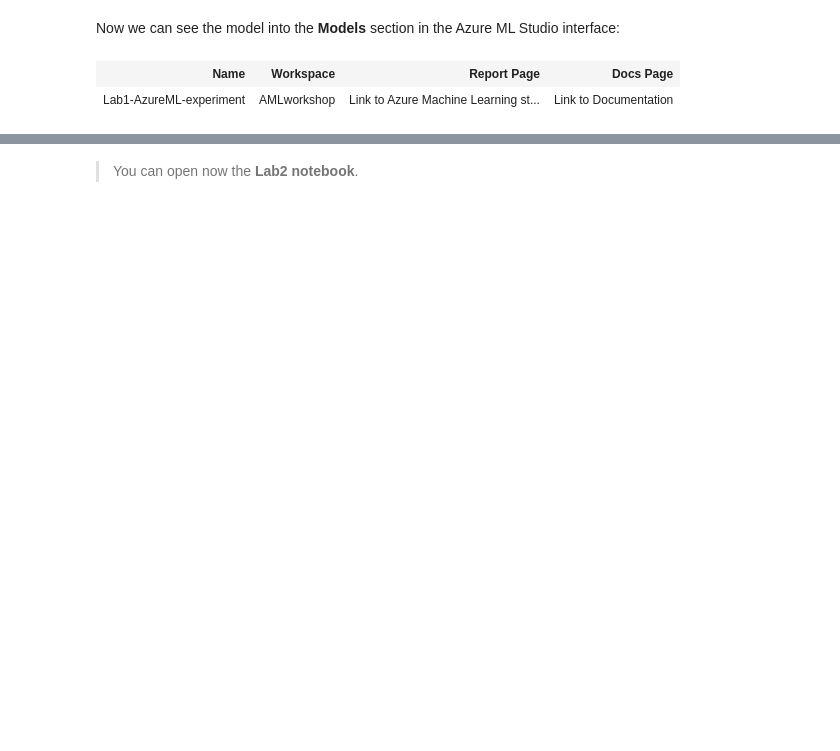
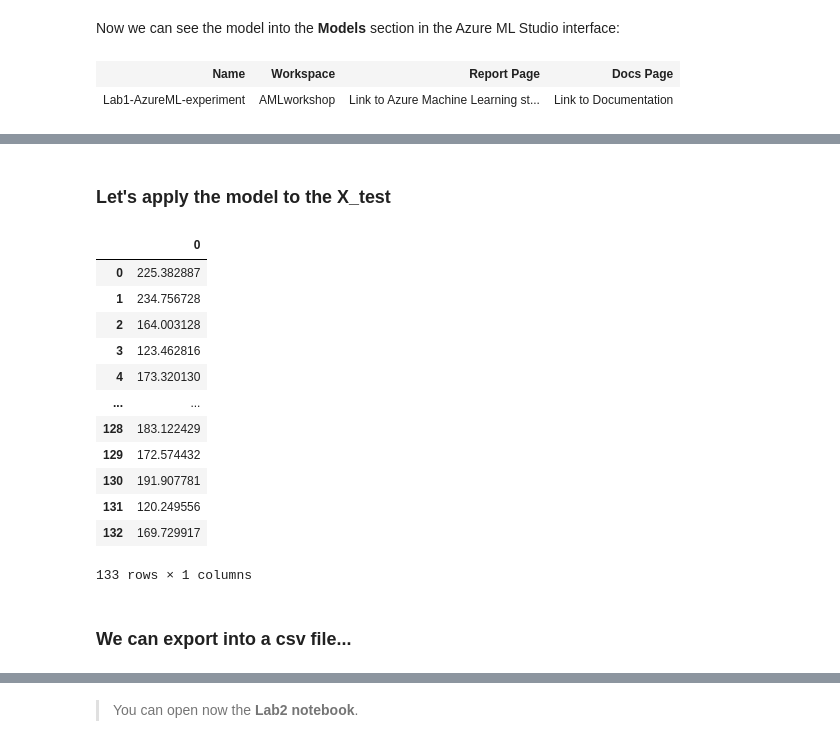
Before and after one commit to retkowsky/AMLlabs, a Jupyter notebook: Lab1 Experiments.ipynb, the cells around one changed output, grey strips where cells are left out. Drawn from its saved outputs; the diff is of its cells as text; code cells hidden in the pictures; blank space fills up the shorter version.

```diff
--- a/Lab1 Experiments.ipynb
+++ b/Lab1 Experiments.ipynb
@@ -354,0 +374,3 @@ experiment
+# %%
+import joblib
+localmodel=joblib.load("RegRidgeModele-k-0.2.pkl")
@@ -354,0 +397,23 @@ experiment
+# %% [markdown]
+### Let's apply the model to the X_test
+# %%
+import pandas as pd
+modelpredictions=pd.DataFrame(localmodel.predict(X_test))
+# %%
+modelpredictions.head(150)
+# %% [output]
+|  | 0 |
+| 0 | 225.382887 |
+| 1 | 234.756728 |
+| 2 | 164.003128 |
+| 3 | 123.462816 |
+| 4 | 173.320130 |
+| ... | ... |
+| 128 | 183.122429 |
+| 129 | 172.574432 |
+| 130 | 191.907781 |
+| 131 | 120.249556 |
+| 132 | 169.729917 |
+133 rows × 1 columns
+# %% [markdown]
+### We can export into a csv file...
```
Also changed, not shown: parts of 13 cells of this notebook.
